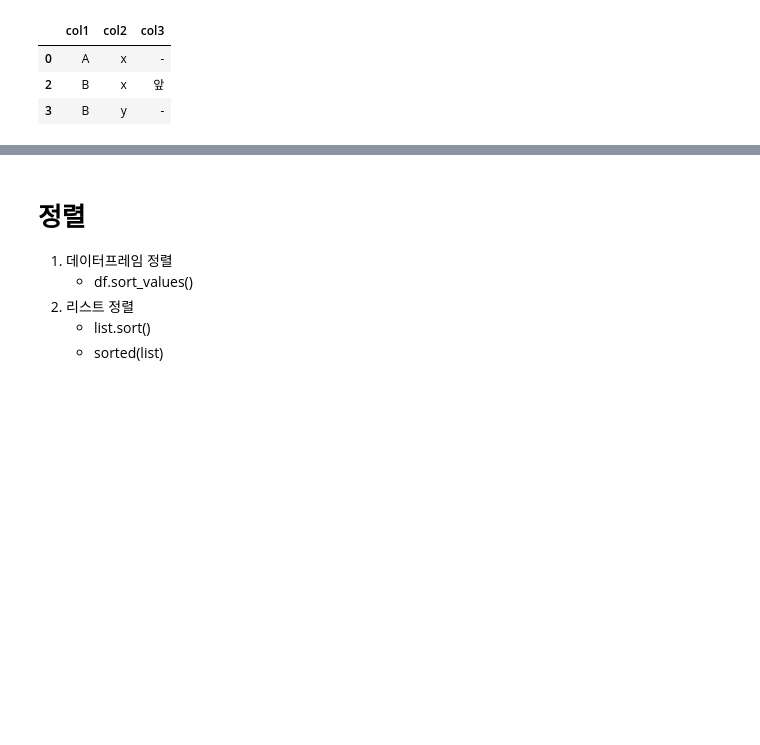
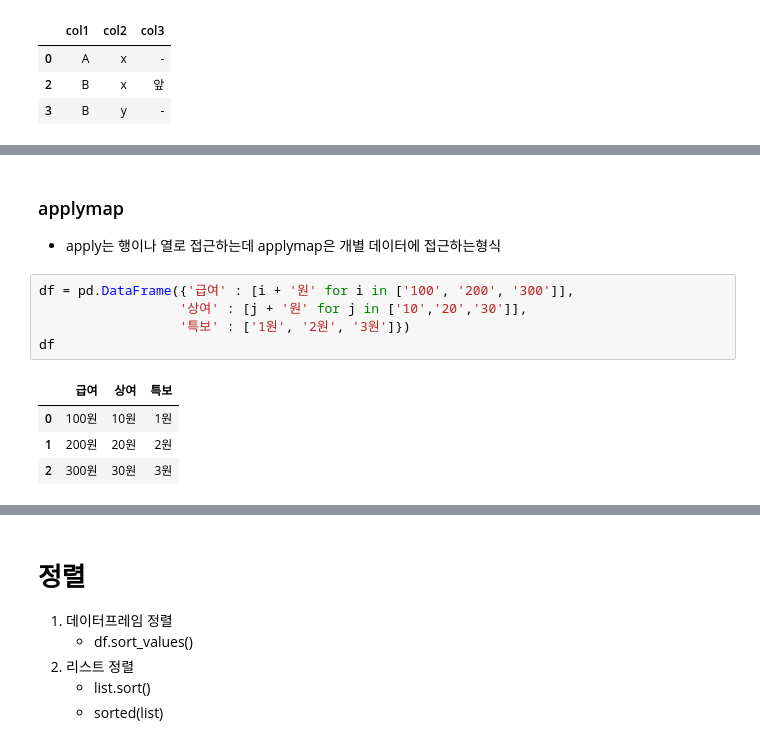
Before and after one commit to psw109/Python_study, a Jupyter notebook: 사전.ipynb, the cells around one changed output, grey strips where cells are left out. Drawn from its saved outputs; the diff is of its cells as text; blank space fills up the shorter version.

```diff
--- a/사전.ipynb
+++ b/사전.ipynb
@@ -589,0 +671,14 @@ df.drop_duplicates(subset = ['col1', 'col2']) #col1, col2 기준으로 중복인
+# %% [markdown]
+### applymap
+
+* apply는 행이나 열로 접근하는데 applymap은 개별 데이터에 접근하는형식
+# %%
+df = pd.DataFrame({'급여' : [i + '원' for i in ['100', '200', '300']],
+                  '상여' : [j + '원' for j in ['10','20','30']],
+                  '특보' : ['1원', '2원', '3원']})
+df
+# %% [output]
+|  | 급여 | 상여 | 특보 |
+| 0 | 100원 | 10원 | 1원 |
+| 1 | 200원 | 20원 | 2원 |
+| 2 | 300원 | 30원 | 3원 |
```
Also changed, not shown: parts of 22 cells of this notebook.
